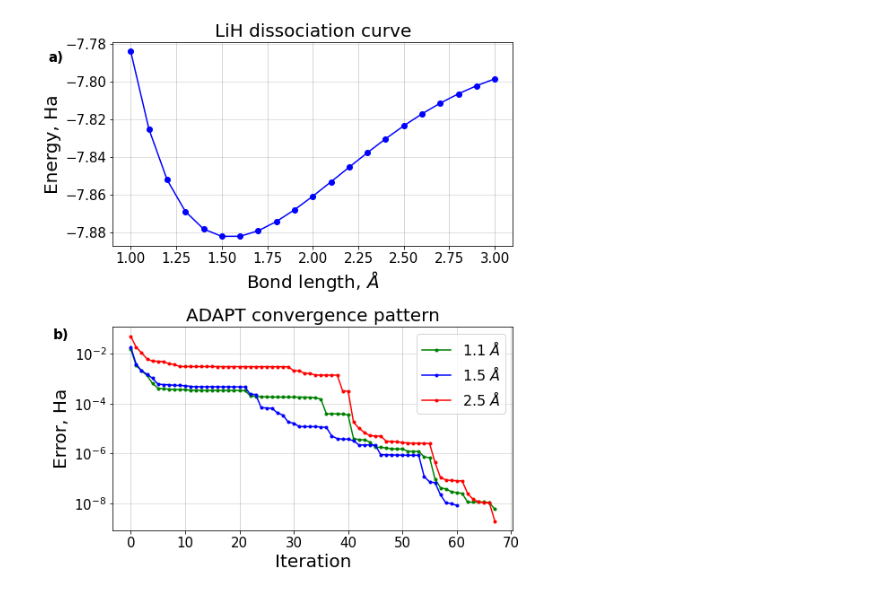
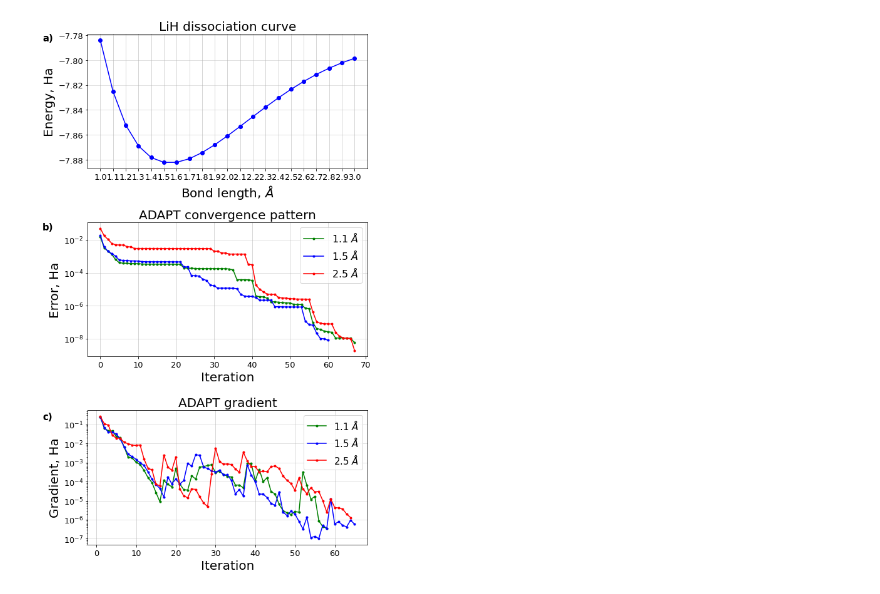
Before and after one commit to VladShkolnikov/LiH_dissociation_curve, a Jupyter notebook: Plotter.ipynb, the cells around one changed output. Saved outputs shown, nothing was run; the diff lists cells and outputs as text; code cells hidden in the pictures.

Commit message:
Redo three simulations to plot energy gradient vs iteration and add this plot

```diff
--- a/Plotter.ipynb
+++ b/Plotter.ipynb
@@ -7,7 +7,7 @@ import pickle5 as pickle
 
 
 
-fig, plots = plt.subplots(2, 1, figsize=(8,10))
+fig, plots = plt.subplots(3, 1, figsize=(8,15))
 fig.subplots_adjust(left=None, bottom=None, right=None, top=None, wspace=None, hspace=0.4)
 
 
@@ -47,33 +47,65 @@ files_to_open= [("slurm-149434_2.out", 'g', '1.1 $\AA$'), ("slurm-149434_6.out",
 
 
 for file_to_open, color, label in files_to_open:
     iteration=[]
     errors=[]
     file = open(file_to_open,'rb').readlines()
     for line_number in range(len(file)):
         line=file[line_number].decode("utf-8")
         if len(line)>45 and line[:45]=="                         ADAPT-VQE iteration:":
             if float(file[line_number+4].decode("utf-8")[7:])>0:
                 iteration.append(int(line[47:]))
                 error_line=file[line_number+4].decode("utf-8")
                 errors.append(float(error_line[7:]))
     plots[1].plot(iteration,errors,linestyle='-', marker='.', color=color, label=label)
 
 
 #plots[1].plot(iteration,errors,linestyle='-', marker='.', color='g')
 plots[1].grid( linestyle = '-', linewidth = 0.5)
 plots[1].set_yscale("log")
 plots[1].legend(prop={'size': 16})
 
 
-fig.text(0.0, 0.85, "a)", fontdict=None,fontsize=15,fontweight="bold")
-fig.text(0.01, 0.42, "b)", fontdict=None,fontsize=15,fontweight="bold")
+plots[2].set_title('ADAPT gradient',fontsize=20)
+plots[2].grid(axis='y', alpha=0.75)
+plots[2].set_xlabel('Iteration',fontsize=20)
+plots[2].set_ylabel('Gradient, Ha',fontsize=20)
+
+plt.rc('xtick', labelsize=13)
+plt.rc('ytick', labelsize=13)
+
+
+files_to_open= [("slurm-149434_1.out", 'g', '1.1 $\AA$'), ("slurm-149434_5.out", 'b', '1.5 $\AA$'), ("slurm-149434_15.out", 'r', '2.5 $\AA$') ]
+
+
+
+for file_to_open, color, label in files_to_open:
+    iteration=[]
+    gradients=[]
+    file = open(file_to_open,'rb').readlines()
+    for line_number in range(len(file)):
+        line=file[line_number].decode("utf-8")
+        if len(line)>45 and line[:45]=="                         ADAPT-VQE iteration:":
+            if float(file[line_number+2].decode("utf-8"))>0:
+                iteration.append(int(line[47:]))
+                gradient_line=file[line_number+2].decode("utf-8")
+                gradients.append(float(gradient_line))
+    plots[2].plot(iteration,gradients,linestyle='-', marker='.', color=color, label=label)
+
+plots[2].grid( linestyle = '-', linewidth = 0.5)
+plots[2].set_yscale("log")
+plots[2].legend(prop={'size': 15})
+
+
+fig.text(0.0, 0.87, "a)", fontdict=None,fontsize=15,fontweight="bold")
+fig.text(0.0, 0.59, "b)", fontdict=None,fontsize=15,fontweight="bold")
+fig.text(0.0, 0.31, "c)", fontdict=None,fontsize=15,fontweight="bold")
 
 fig.savefig('LiH_10_qubits.pdf',bbox_inches = 'tight',
     pad_inches = 0)
 plt.show()
 
 
 # Set a clean upper y-axis limit.
 # %% [output]
-[figure, old version]
+[figure, new version]
```
Also changed, not shown: 11 other files.
